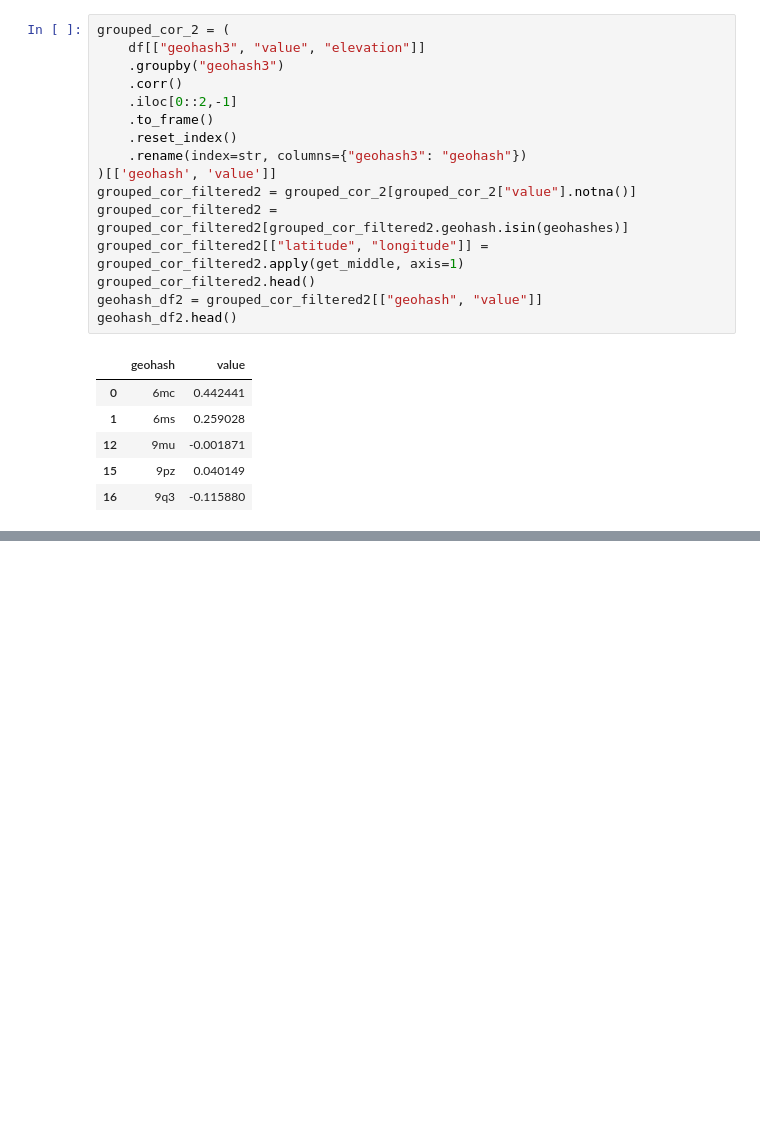
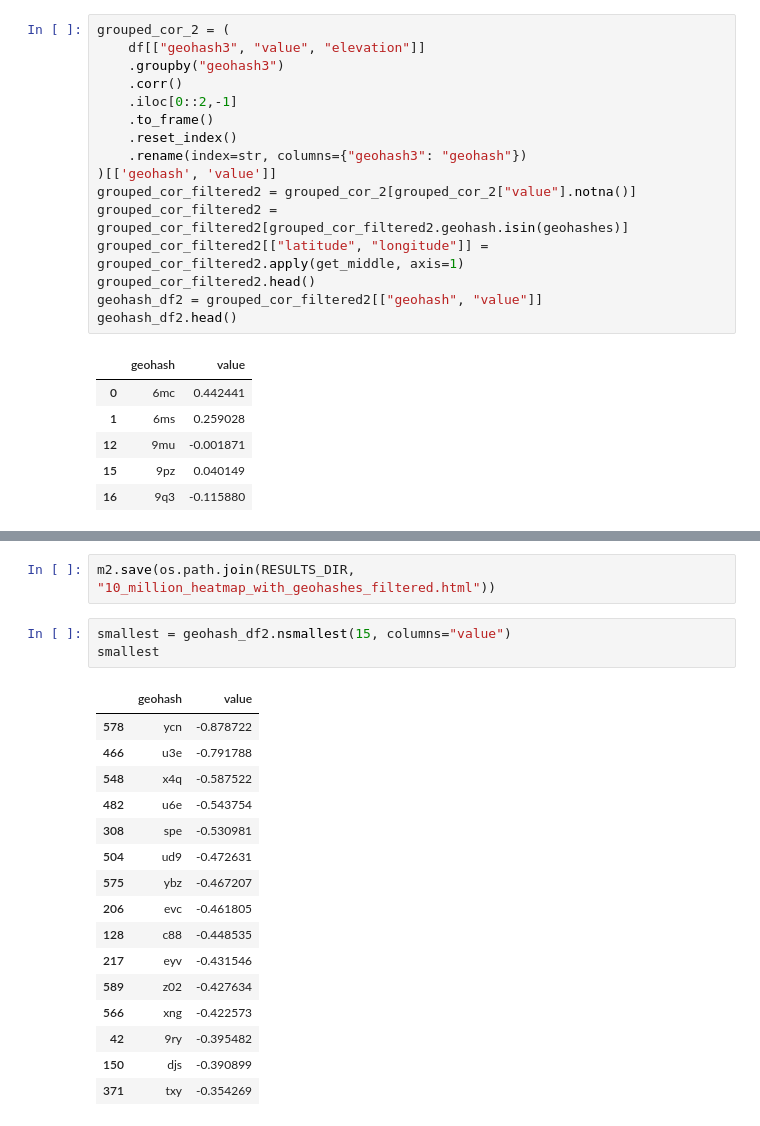
Before and after one commit to PPitson/safecast-data-analysis, a Jupyter notebook: 04-heatmap.ipynb, the cells around one changed output, grey strips where cells are left out. Saved outputs shown, nothing was run; the diff lists cells and outputs as text; blank space fills up the shorter version.

```diff
--- a/04-heatmap.ipynb
+++ b/04-heatmap.ipynb
@@ -281,0 +326,22 @@ visualize_with_folium(geohash_df2)
+# %%
+m2.save(os.path.join(RESULTS_DIR, "10_million_heatmap_with_geohashes_filtered.html"))
+# %%
+smallest = geohash_df2.nsmallest(15, columns="value")
+smallest
+# %% [output]
+|  | geohash | value |
+| 578 | ycn | -0.878722 |
+| 466 | u3e | -0.791788 |
+| 548 | x4q | -0.587522 |
+| 482 | u6e | -0.543754 |
+| 308 | spe | -0.530981 |
+| 504 | ud9 | -0.472631 |
+| 575 | ybz | -0.467207 |
+| 206 | evc | -0.461805 |
+| 128 | c88 | -0.448535 |
+| 217 | eyv | -0.431546 |
+| 589 | z02 | -0.427634 |
+| 566 | xng | -0.422573 |
+| 42 | 9ry | -0.395482 |
+| 150 | djs | -0.390899 |
+| 371 | txy | -0.354269 |
```
Also changed, not shown: parts of 22 cells of this notebook, 3 other files.
